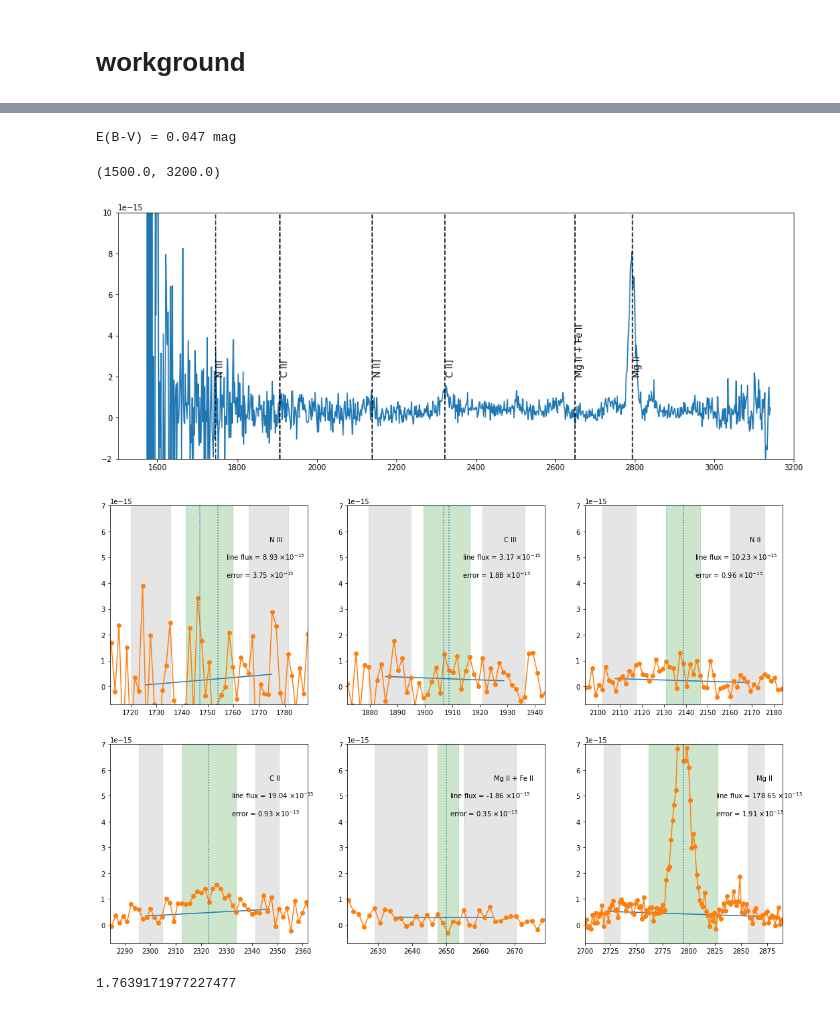
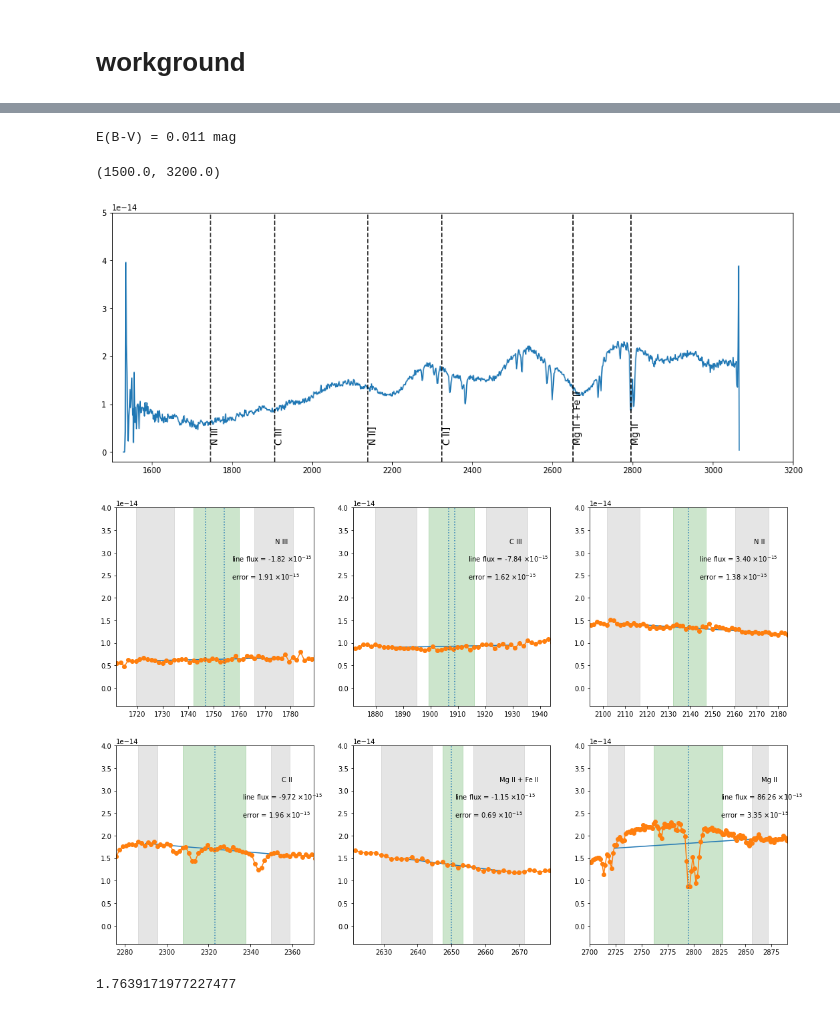
Before and after one commit to Anika019/UV_interaction_SN, a Jupyter notebook: line calculation.ipynb, the cells around one changed output, grey strips where cells are left out. Cells and saved outputs as stored; diff of their text form; code cells hidden in the pictures.

```diff
--- a/line calculation.ipynb
+++ b/line calculation.ipynb
@@ -73,3 +73,29 @@ def calc_emflux(wav, flux, wav_up, wav_low):
     continuum = poly1d(p)
     emflux = simps(flux[ind]-continuum(wav[ind]), wav[ind])
     return emflux
+# %%
+lineresults_fuv = ascii.read('./fuv_lineflux.dat')
+lineresults_nuv = ascii.read('./nuv_lineflux.dat')
+lineresults_fuv.sort('phase')
+lineresults_nuv.sort('phase')
+# %%
+for i in lineresults_fuv.colnames:
+    if i not in lineresults_nuv.colnames:
+        lineresults_nuv[i] = np.zeros(18)
+
+pre_save_colname = lineresults_fuv.colnames
+for i in lineresults_nuv.colnames:
+    if i not in lineresults_fuv.colnames:
+        lineresults_fuv[i] = np.zeros(10)
+
+for s in lineresults_fuv:
+    spec_exist = False
+    for i in range(len(lineresults_nuv)):
+        sn = lineresults_nuv[i]
+        if (s['obj'] == sn['obj']) and (s['phase'] == sn['phase']):
+            for cn in pre_save_colname:
+                lineresults_nuv[i][cn] = s[cn]
+            spec_exist = True
+
+    if not spec_exist:
+        lineresults_nuv.add_row(s)
@@ -507,47 +578,47 @@ from __future__ import print_function
 from astropy.coordinates import SkyCoord
 from dustmaps.sfd import SFDQuery
 
-coords = SkyCoord('09h32m06.4s', '8d26m44.4s', frame='icrs')
+coords = SkyCoord('10h19m05.6s', '46d27m14.1s', frame='icrs')
 sfd = SFDQuery()
 ebv = sfd(coords)
 print('E(B-V) = {:.3f} mag'.format(ebv))
 # %% [output]
-E(B-V) = 0.047 mag
+E(B-V) = 0.011 mag
 # %%
 # for object dont need binning
-obj = '2005ip'
-spec = fits.open('./reduced_spectra/2005ip/2005ip_d4337NUV_x1d.fits')
-ebv = 0.047                                                      #update this!!!
-ind = 17                                                          #update this!!!
-nuv_lineflux[ind]['phase'] = 4337                                    #update this!!!
+obj = '2017egm'
+spec = fits.open('./reduced_spectra/2017egm/2017egm_d37FUV.fits')
+ebv = 0.011                                                      #update this!!!
+ind = 18                                                          #update this!!!
+nuv_lineflux[ind]['phase'] = 37                                    #update this!!!
 
 #2021csp ebv=0.03
 
 z = z_dict[obj]
 nuv_lineflux[ind]['obj'] = obj
 a_v = 3.1*ebv
 
 wav = spec[1].data['WAVELENGTH'][0]/(1+z)
 flux = spec[1].data['FLUX'][0]*scale
 error = spec[1].data['ERROR'][0]*scale
 
 plt.figure(figsize=(16, 6))
 plt.plot(wav, flux)
 
 xcoords=[1746   ,1907   ,2139   ,2323   ,2650           , 2795  ]
 #xcoords=np.asarray(xcoords)*1.e-4
 names=['N III','C III','N II]','C II]','Mg II + Fe II','Mg II']
 
 for i in range(len(xcoords)):
     if xcoords[i]<max(wav) and xcoords[i]>min(wav):
         plt.axvline(x=xcoords[i],ymax=1,color='black',linestyle='--')
         plt.text(xcoords[i],2.1e-15,names[i],rotation=90,fontsize=12)
 
-plt.ylim(-2e-15, 1e-14)
+plt.ylim(-2e-15, 5e-14)
 plt.xlim(1500, 3200)
 # %% [output]
 (1500.0, 3200.0)
-[figure, old version]
+[figure, new version]
 # %%
 ind1 = (wav>1720)&(wav<1760)
 flux[79] = (flux[78]+flux[80])/2
@@ -563,7 +634,7 @@ fig, axes = plt.subplots(nrows = nrows, ncols = ncols, figsize = (6*ncols, 6*nro
 #                             'MgII2795', 'd_MgII2795'))
 
 cont_bound = 5
-ylim = 7e-15
+ylim = 4e-14
 bound = 20
 int_bound = 6
 v_shift = 0
@@ -594,8 +665,8 @@ nuv_lineflux[ind]['d_NII2139'] = emerror
 
 
 
-bound = 24
-int_bound = 12
+bound = 32
+int_bound = 16
 v_shift = 0
 emflux, emerror = plot_region(axes[1,0], wav, flux, [2323],  error = spec[1].data['ERROR'][0],
                      linename = 'C II', bound = bound, v_shift = v_shift,
@@ -623,7 +694,7 @@ nuv_lineflux[ind]['d_MgII2795'] = emerror
 
 #nuv_lineflux
 # %% [output]
-[figure, old version]
+[figure, new version]
 # %%
 527.26/13.5/566.83*25.6
 # %% [output]
```
Also changed, not shown: parts of 18 cells of this notebook, 1 other file.
